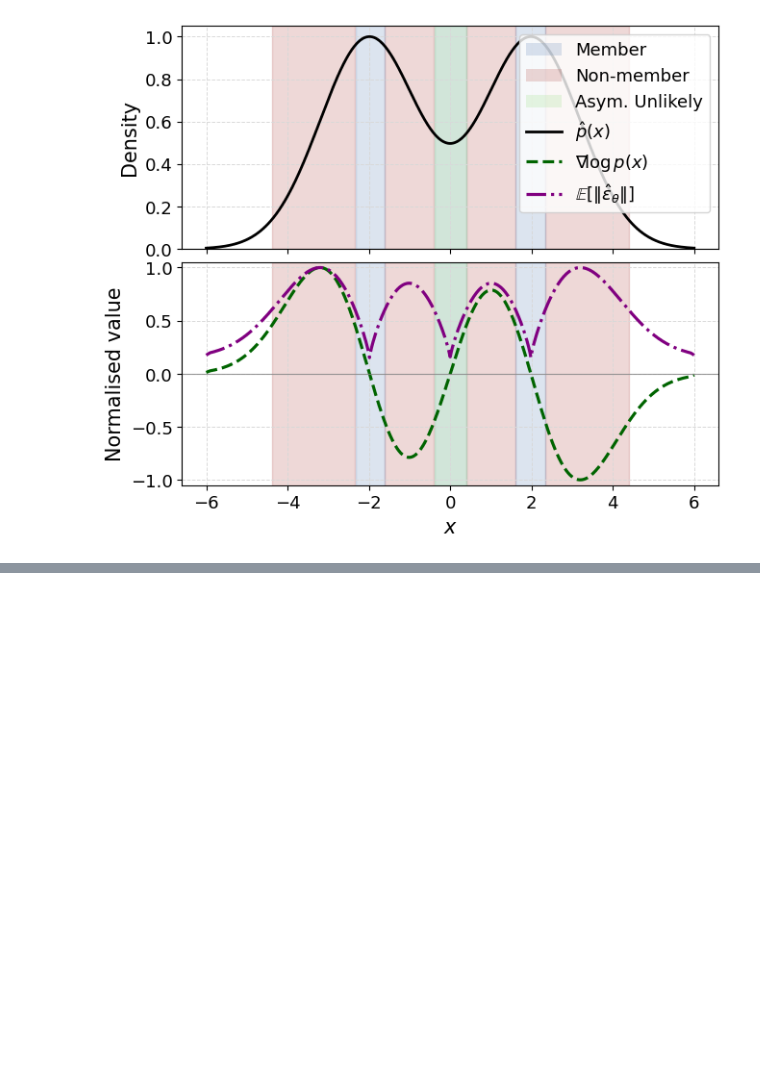
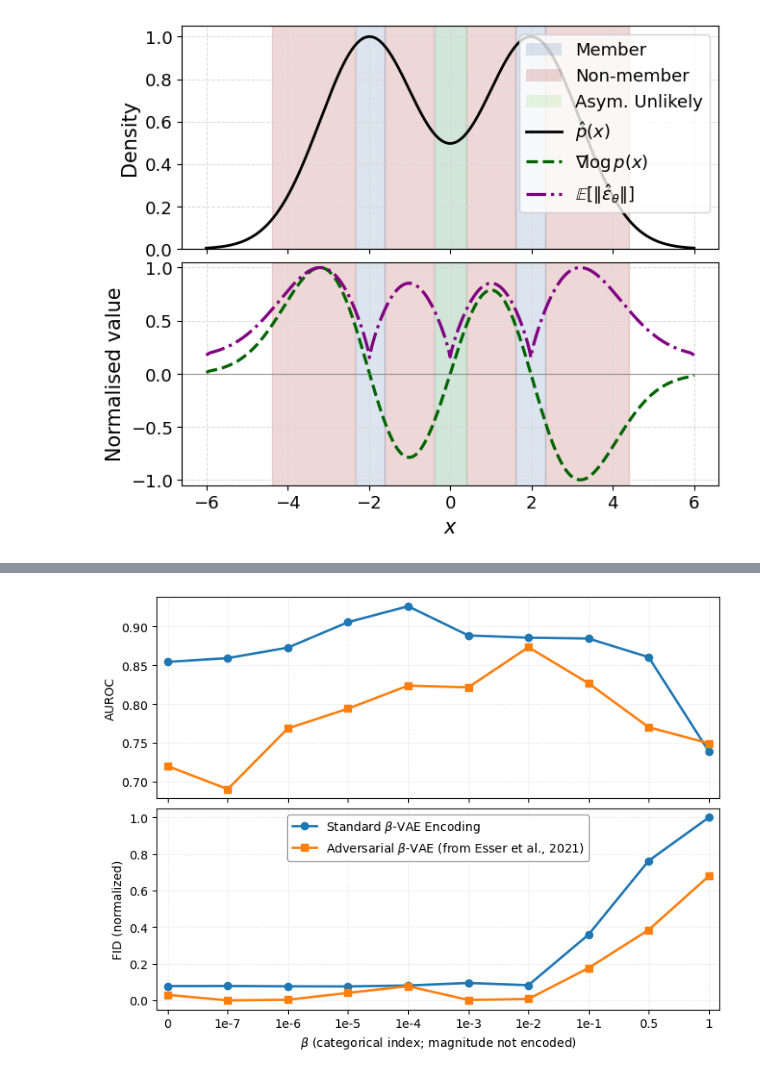
Before and after one commit to mx-ethan-rao/SimA, a Jupyter notebook: notebooks/plots.ipynb, the cells around one changed output, grey strips where cells are left out. Cells and saved outputs as stored; diff of their text form; code cells hidden in the pictures; blank space fills up the shorter version.

```diff
--- a/notebooks/plots.ipynb
+++ b/notebooks/plots.ipynb
@@ -669,0 +736,78 @@ plt.show()
+# %%
+import matplotlib.pyplot as plt
+import numpy as np
+
+# -----------------------------
+# Data read from your table
+# -----------------------------
+betas = ["0", "1e-7", "1e-6", "1e-5", "1e-4", "1e-3", "1e-2", "1e-1", "0.5", "1"]
+x = np.arange(1, len(betas) + 1)  # categorical positions 1..10
+
+# AUROC (top plot)
+auroc_vae =  [0.8545, 0.8594, 0.8729, 0.9057, 0.9262, 0.8886, 0.8857, 0.8846, 0.8606, 0.7394]
+auroc_gan =  [0.7204, 0.6907, 0.7689, 0.7943, 0.8240, 0.8217, 0.8735, 0.8270, 0.7704, 0.7497]
+
+# FID (bottom plot)
+fid_vae     = [91.0884, 91.1875, 90.8782, 90.7785, 91.6657, 94.0612, 91.9482, 140.5947, 211.5671, 253.1891]
+fid_vaegan  = [82.6673, 77.3394, 77.9198, 84.5697, 91.0074, 77.7425, 78.7315, 108.4545, 145.1267, 196.8176]
+
+# -----------------------------
+# Normalization for FID
+# -----------------------------
+fid_all = np.array(fid_vae + fid_vaegan)
+fid_min, fid_max = fid_all.min(), fid_all.max()
+
+fid_vae_norm    = [(v - fid_min) / (fid_max - fid_min) for v in fid_vae]
+fid_vaegan_norm = [(v - fid_min) / (fid_max - fid_min) for v in fid_vaegan]
+
+# -----------------------------
+# Plotting
+# -----------------------------
+plt.rcParams.update({
+    "figure.figsize": (8.4, 6.2),
+    "axes.grid": True,
+    "grid.linestyle": ":",
+    "grid.alpha": 0.4,
+})
+
+fig, (ax_top, ax_bot) = plt.subplots(
+    2, 1, sharex=True, gridspec_kw={"hspace": 0.05}
+)
+
+# --- Top: AUROC (MIA performance) ---
+line1, = ax_top.plot(x, auroc_vae, marker="o", linewidth=2, label=r"Standard $\beta$-VAE Encoding")
+line2, = ax_top.plot(x, auroc_gan, marker="s", linewidth=2, label=r"Adversarial $\beta$-VAE (from Esser et al., 2021)")
+ax_top.set_ylabel("AUROC")
+ax_top.set_xticks(x)
+ax_top.set_xticklabels([])
+
+# --- Bottom: Normalized FID ---
+ax_bot.plot(x, fid_vae_norm, marker="o", linewidth=2, color=line1.get_color())
+ax_bot.plot(x, fid_vaegan_norm, marker="s", linewidth=2, color=line2.get_color())
+ax_bot.set_ylabel("FID (normalized)")
+ax_bot.set_xlabel(r"$\beta$ (categorical index; magnitude not encoded)")
+ax_bot.set_xticks(x)
+ax_bot.set_xticklabels(betas, rotation=0)
+
+# --- Legend in bottom plot (center upper) ---
+leg = ax_bot.legend(
+    handles=[line1, line2],
+    loc="upper center",
+    frameon=True,
+    fancybox=True,
+    framealpha=0.9,
+    facecolor="white",
+    edgecolor="0.6"
+)
+for t in leg.get_texts():
+    t.set_fontsize(10)
+
+# margins
+ax_top.margins(x=0.02)
+ax_bot.margins(x=0.02)
+
+fig.tight_layout()
+plt.show()
+# fig.savefig("beta_auroc_fid_legend_bottom.png", dpi=300, bbox_inches="tight")
+# %% [output]
+[figure, added]
```
Also changed, not shown: parts of 5 cells of this notebook, 5 other files.
